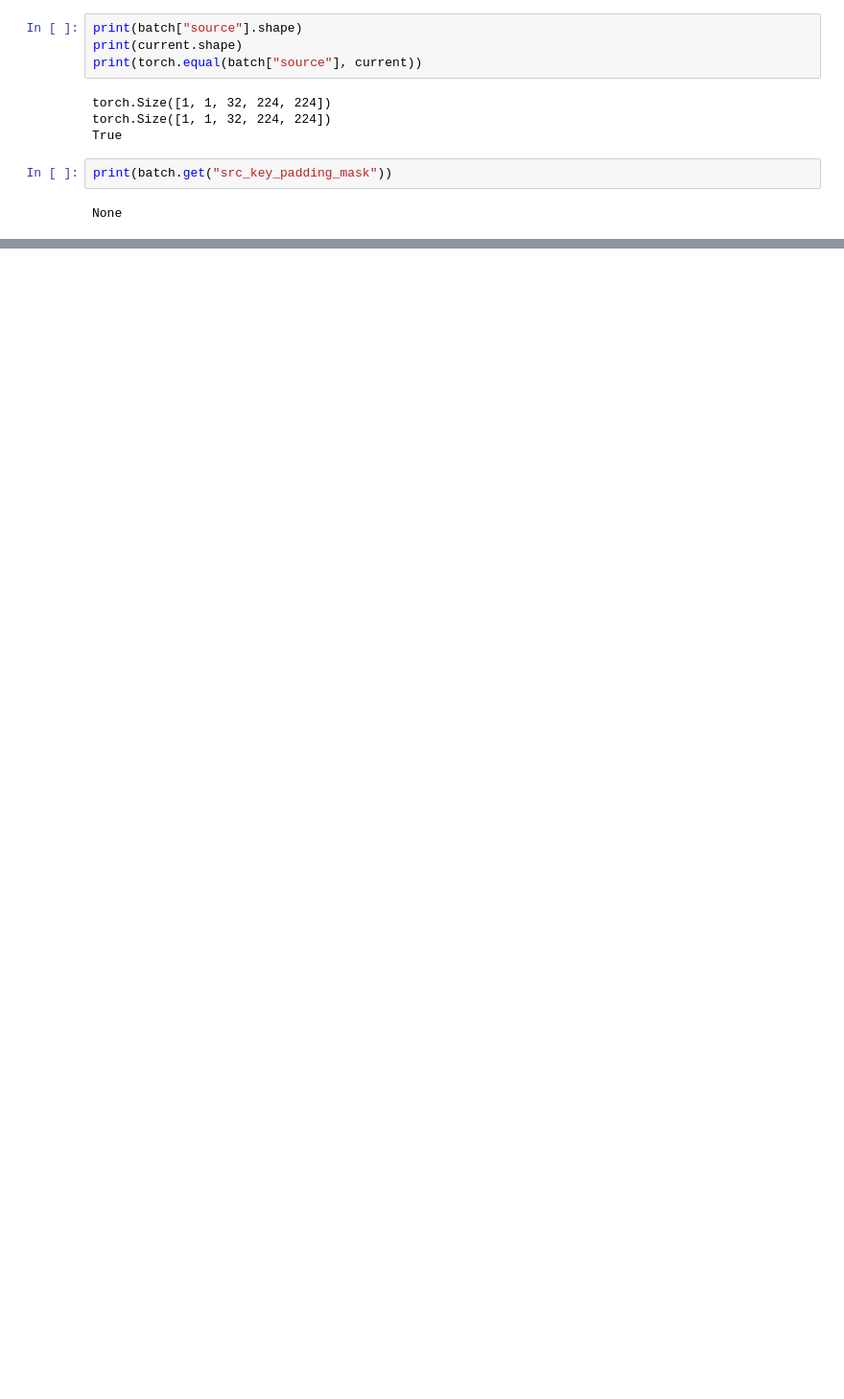
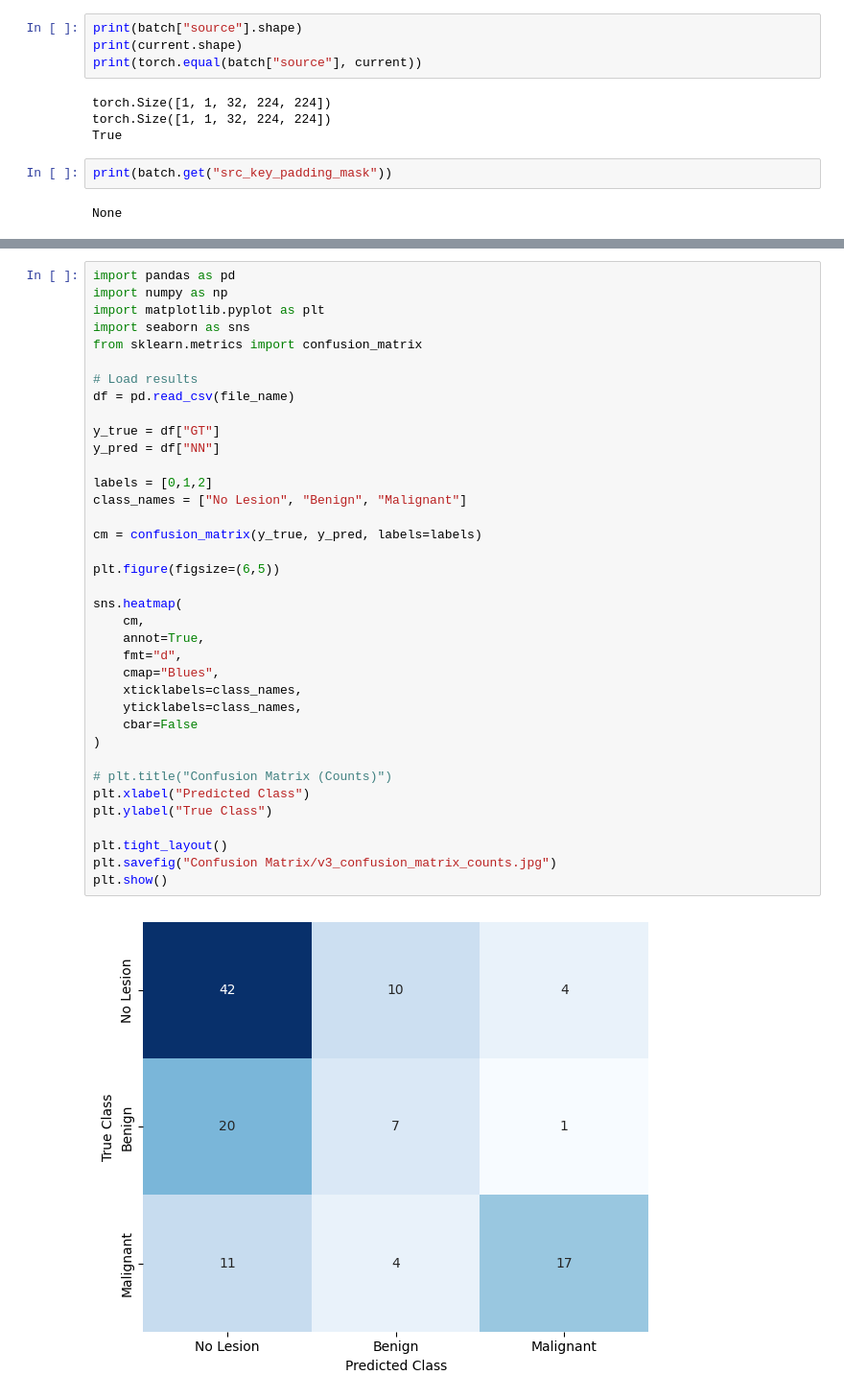
Before and after one commit to friendorus/Faithful-Faithfulness-Evaluations, a Jupyter notebook: scripts/Jupyter_notebook/Prediction_test.ipynb, the cells around one changed output, grey strips where cells are left out. Shown at 96% size. Drawn from its saved outputs; the diff is of its cells as text; blank space fills up the shorter version.

```diff
--- a/scripts/Jupyter_notebook/Prediction_test.ipynb
+++ b/scripts/Jupyter_notebook/Prediction_test.ipynb
@@ -219,0 +276,39 @@ None
+# %%
+import pandas as pd
+import numpy as np
+import matplotlib.pyplot as plt
+import seaborn as sns
+from sklearn.metrics import confusion_matrix
+
+# Load results
+df = pd.read_csv(file_name)
+
+y_true = df["GT"]
+y_pred = df["NN"]
+
+labels = [0,1,2]
+class_names = ["No Lesion", "Benign", "Malignant"]
+
+cm = confusion_matrix(y_true, y_pred, labels=labels)
+
+plt.figure(figsize=(6,5))
+
+sns.heatmap(
+    cm,
+    annot=True,
+    fmt="d",
+    cmap="Blues",
+    xticklabels=class_names,
+    yticklabels=class_names,
+    cbar=False
+)
+
+# plt.title("Confusion Matrix (Counts)")
+plt.xlabel("Predicted Class")
+plt.ylabel("True Class")
+
+plt.tight_layout()
+plt.savefig("Confusion Matrix/v3_confusion_matrix_counts.jpg")
+plt.show()
+# %% [output]
+[figure, added]
```
Also changed, not shown: parts of 30 cells of this notebook, 4 other files.
